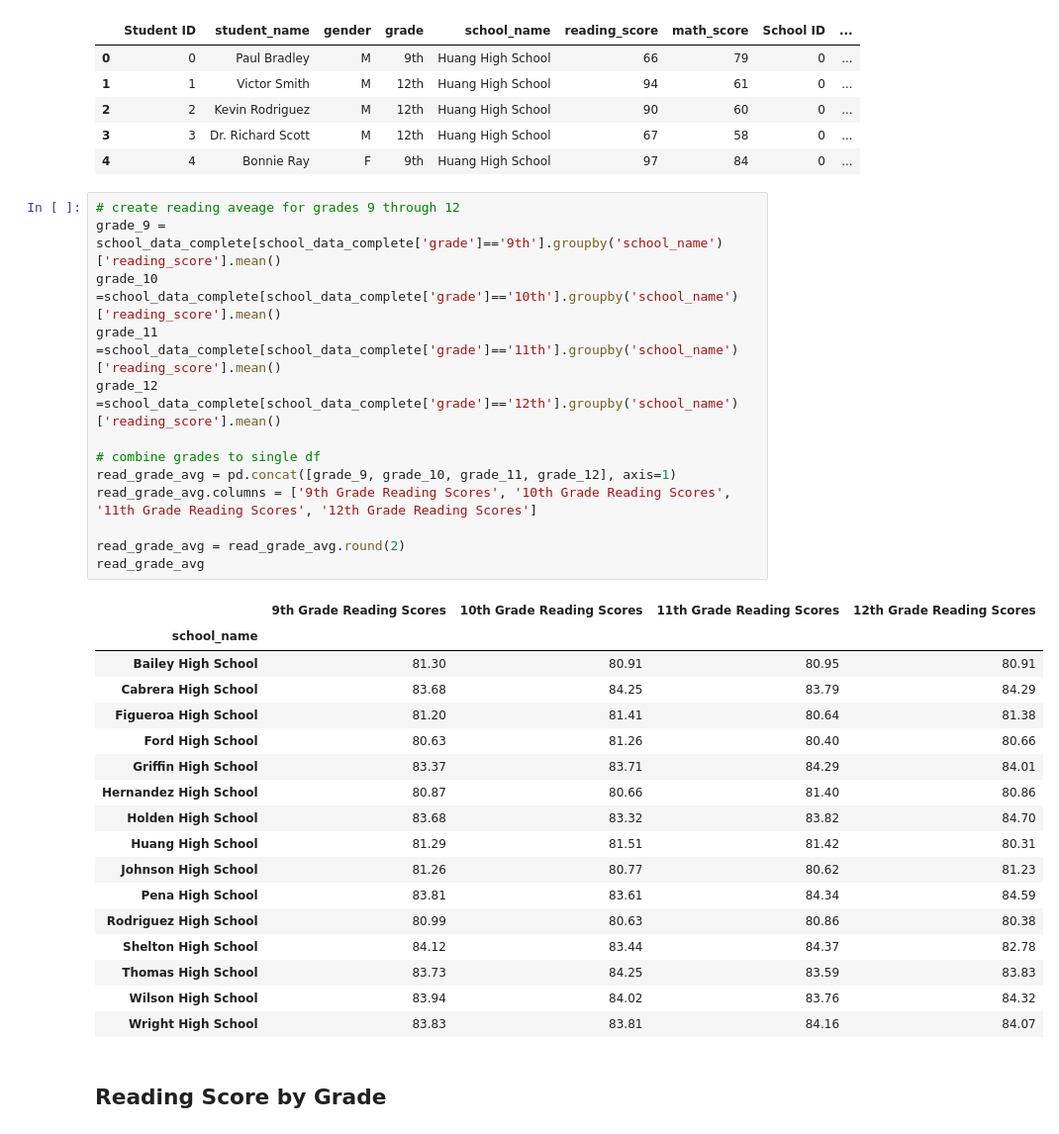
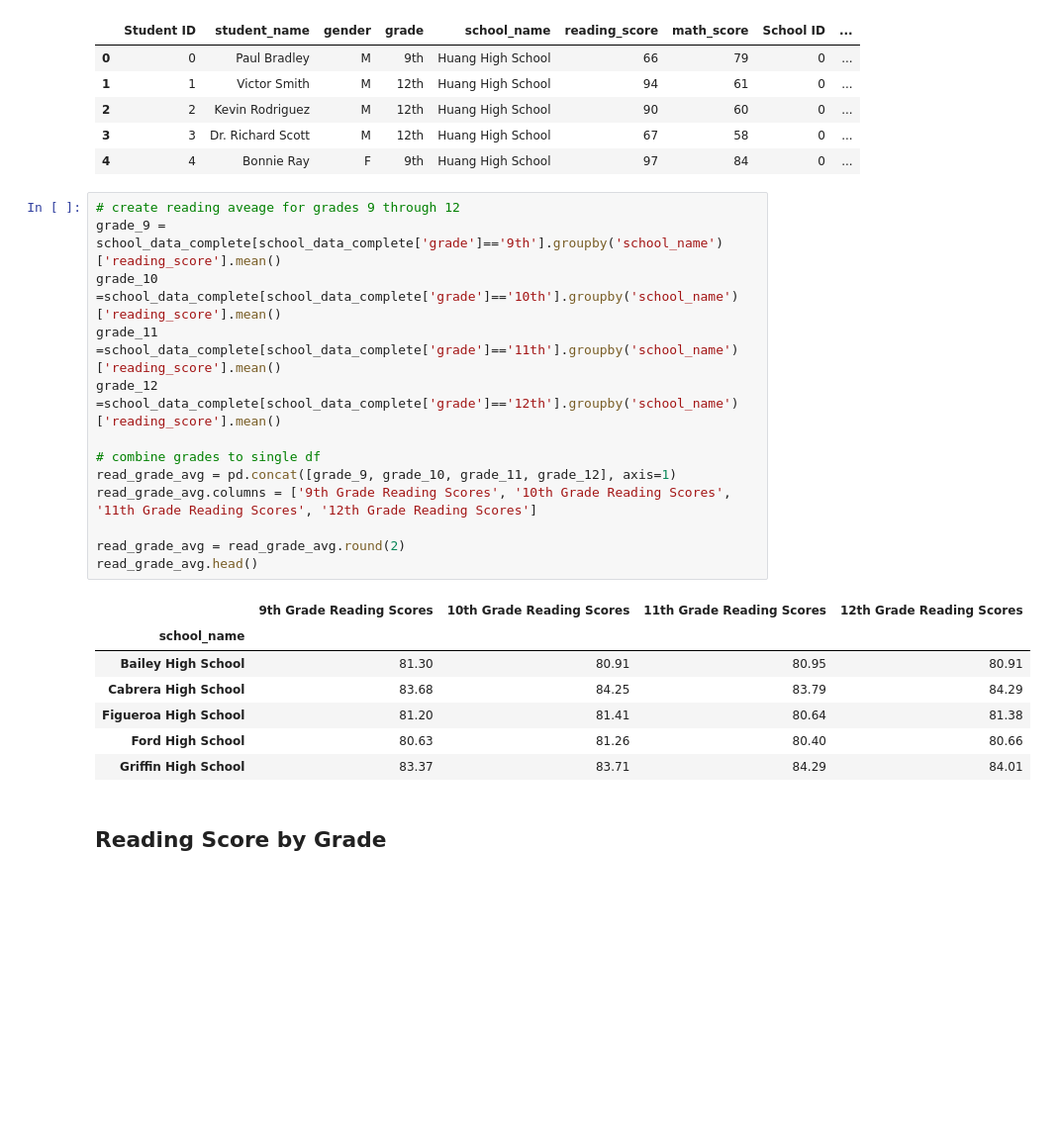
Before and after one commit to Kevin-McConchie/pandas, a Jupyter notebook: PyCitySchools/PyCitySchools_starter.ipynb, the cells around one changed output. Shown at 99% size. Saved outputs shown, nothing was run; the diff lists cells and outputs as text; blank space fills up the shorter version.

```diff
--- a/PyCitySchools/PyCitySchools_starter.ipynb
+++ b/PyCitySchools/PyCitySchools_starter.ipynb
@@ -300,34 +306,24 @@ school_data_complete.head()
 # %%
 # create reading aveage for grades 9 through 12
 grade_9 = school_data_complete[school_data_complete['grade']=='9th'].groupby('school_name')['reading_score'].mean()
 grade_10 =school_data_complete[school_data_complete['grade']=='10th'].groupby('school_name')['reading_score'].mean()
 grade_11 =school_data_complete[school_data_complete['grade']=='11th'].groupby('school_name')['reading_score'].mean()
 grade_12 =school_data_complete[school_data_complete['grade']=='12th'].groupby('school_name')['reading_score'].mean()
 
 # combine grades to single df
 read_grade_avg = pd.concat([grade_9, grade_10, grade_11, grade_12], axis=1)
 read_grade_avg.columns = ['9th Grade Reading Scores', '10th Grade Reading Scores', '11th Grade Reading Scores', '12th Grade Reading Scores']
 
 read_grade_avg = read_grade_avg.round(2)
-read_grade_avg
+read_grade_avg.head()
 # %% [output]
 |  | 9th Grade Reading Scores | 10th Grade Reading Scores | 11th Grade Reading Scores | 12th Grade Reading Scores |
 | school_name |  |  |  |  |
 | Bailey High School | 81.30 | 80.91 | 80.95 | 80.91 |
 | Cabrera High School | 83.68 | 84.25 | 83.79 | 84.29 |
 | Figueroa High School | 81.20 | 81.41 | 80.64 | 81.38 |
 | Ford High School | 80.63 | 81.26 | 80.40 | 80.66 |
 | Griffin High School | 83.37 | 83.71 | 84.29 | 84.01 |
-| Hernandez High School | 80.87 | 80.66 | 81.40 | 80.86 |
-| Holden High School | 83.68 | 83.32 | 83.82 | 84.70 |
-| Huang High School | 81.29 | 81.51 | 81.42 | 80.31 |
-| Johnson High School | 81.26 | 80.77 | 80.62 | 81.23 |
-| Pena High School | 83.81 | 83.61 | 84.34 | 84.59 |
-| Rodriguez High School | 80.99 | 80.63 | 80.86 | 80.38 |
-| Shelton High School | 84.12 | 83.44 | 84.37 | 82.78 |
-| Thomas High School | 83.73 | 84.25 | 83.59 | 83.83 |
-| Wilson High School | 83.94 | 84.02 | 83.76 | 84.32 |
-| Wright High School | 83.83 | 83.81 | 84.16 | 84.07 |
 # %% [markdown]
 ## Reading Score by Grade
 # %% [markdown]
```
Also changed, not shown: parts of 9 cells of this notebook.
